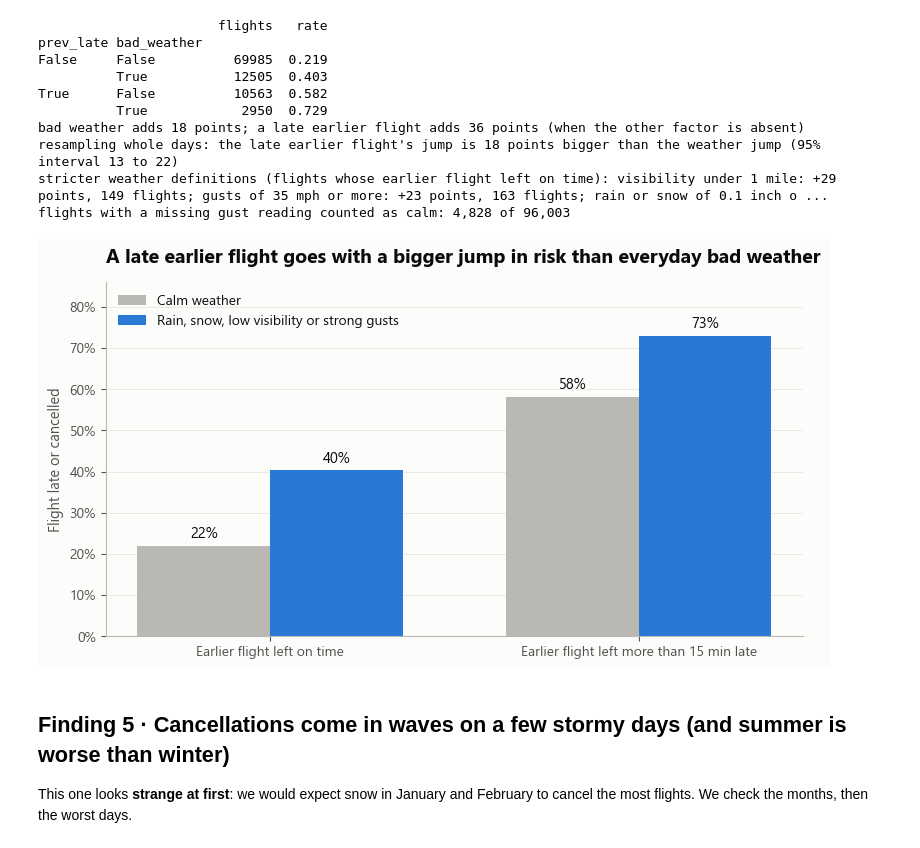
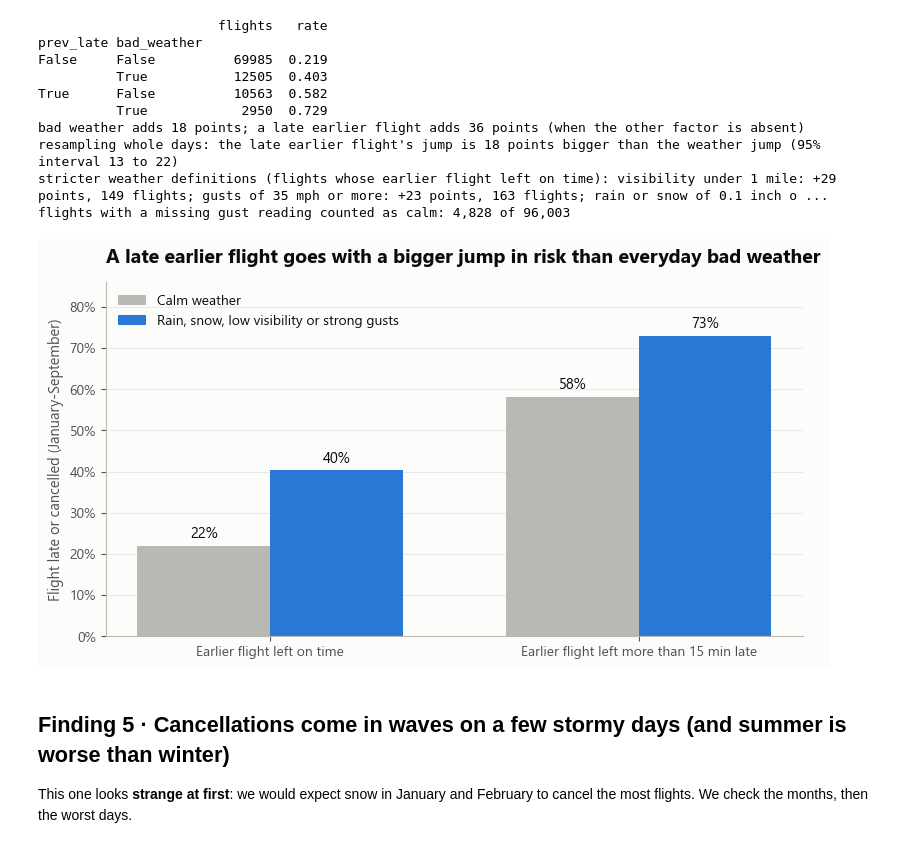
Before and after one commit to bssam99/nyc-flights-2023-delay-prediction, a Jupyter notebook: notebooks/02_explore.ipynb, the cells around one changed output. Saved outputs shown, nothing was run; the diff lists cells and outputs as text; code cells hidden in the pictures.

```diff
--- a/notebooks/02_explore.ipynb
+++ b/notebooks/02_explore.ipynb
@@ -338,23 +338,23 @@ flights with a missing gust reading counted as calm: 4,828 of 96,003
 # %%
 fig, ax = plt.subplots(figsize=(9, 4.6))
 x, w = np.arange(2), 0.36
 calm_r = [two.loc[(False, False), "rate"], two.loc[(True, False), "rate"]]
 bad_r = [two.loc[(False, True), "rate"], two.loc[(True, True), "rate"]]
 b1 = ax.bar(x - w / 2, calm_r, w, color=viz.GREY, label="Calm weather")
 b2 = ax.bar(x + w / 2, bad_r, w, color=viz.BLUE, label="Rain, snow, low visibility or strong gusts")
 for bars in (b1, b2):
     for r in bars:
         ax.annotate(f"{r.get_height():.0%}", (r.get_x() + r.get_width() / 2, r.get_height()), ha="center", va="bottom", fontsize=10.5, xytext=(0, 3), textcoords="offset points")
 ax.set_xticks(x); ax.set_xticklabels(["Earlier flight left on time", "Earlier flight left more than 15 min late"])
 ax.yaxis.set_major_formatter(PercentFormatter(1, decimals=0))
 ax.set_ylim(0, max(bad_r) * 1.18)
 ax.legend(loc="upper left")
 ax.set_title("A late earlier flight goes with a bigger jump in risk than everyday bad weather")
-ax.set_ylabel("Flight late or cancelled")
+ax.set_ylabel("Flight late or cancelled (January-September)")
 chart4 = viz.save_figure(fig, "02_weather.png")
 plt.show()
 # %% [output]
-[figure, old version]
+[figure, new version]
 # %%
 findings.append(dict(
     finding="A late earlier flight goes with a bigger jump in risk than everyday bad weather does",
```
Also changed, not shown: parts of 3 cells of this notebook, 21 other files.
